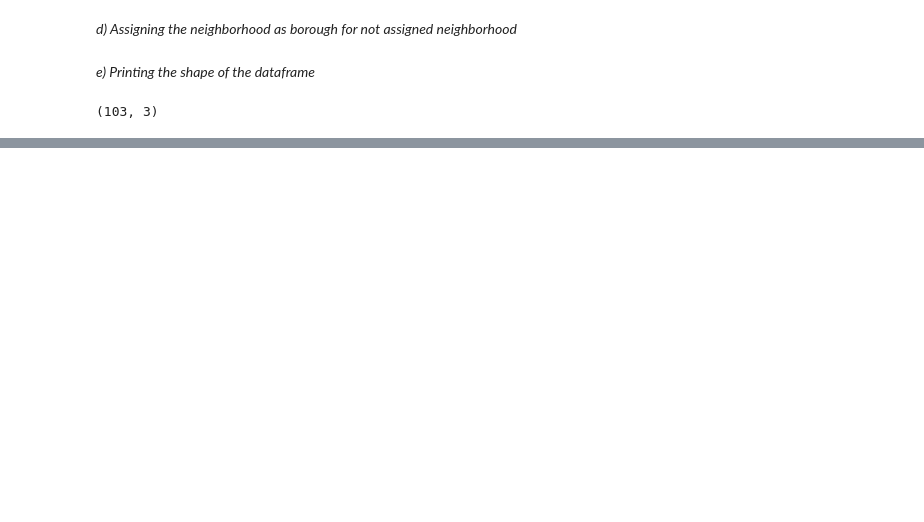
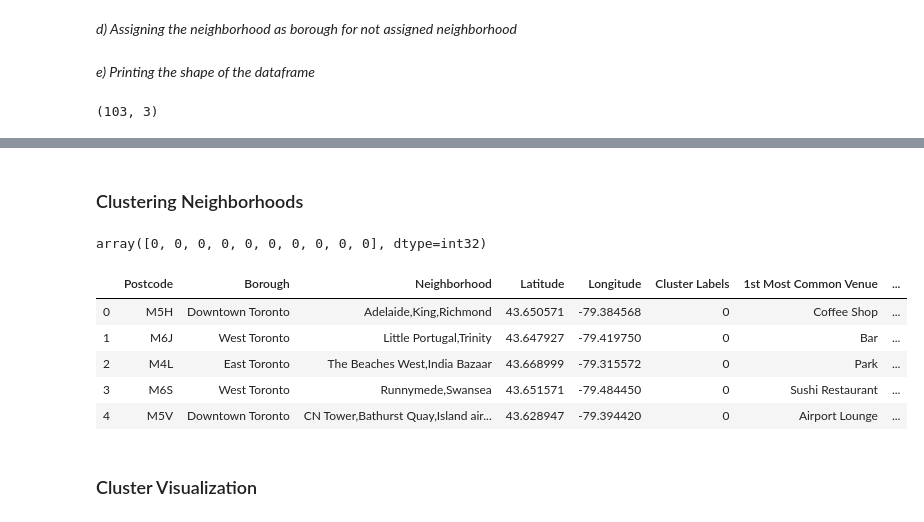
Before and after one commit to Katherinka/Coursera_Capstone, a Jupyter notebook: Coursera_Capstone.ipynb, the cells around one changed output, grey strips where cells are left out. Drawn from its saved outputs; the diff is of its cells as text; code cells hidden in the pictures; blank space fills up the shorter version.

```diff
--- a/Coursera_Capstone.ipynb
+++ b/Coursera_Capstone.ipynb
@@ -99,0 +427,7 @@ df_geo
+# %%
+def return_most_common_venues(row, num_top_venues):
+    #function that sort the venues in descending order
+    row_categories = row.iloc[1:]
+    row_categories_sorted = row_categories.sort_values(ascending=False)
+
+    return row_categories_sorted.index.values[0:num_top_venues]
@@ -99,0 +436,21 @@ df_geo
+# %%
+num_top_venues = 10
+
+indicators = ['st', 'nd', 'rd']
+
+# create columns according to number of top venues
+columns = ['Neighborhood']
+for ind in np.arange(num_top_venues):
+    try:
+        columns.append('{}{} Most Common Venue'.format(ind+1, indicators[ind]))
+    except:
+        columns.append('{}th Most Common Venue'.format(ind+1))
+
+# create a new dataframe
+neighborhoods_venues_sorted = pd.DataFrame(columns=columns)
+neighborhoods_venues_sorted['Neighborhood'] = toronto_grouped['Neighborhood']
+
+for ind in np.arange(toronto_grouped.shape[0]):
+    neighborhoods_venues_sorted.iloc[ind, 1:] = return_most_common_venues(toronto_grouped.iloc[ind, :], num_top_venues)
+
+neighborhoods_venues_sorted.head()
@@ -99,0 +464,25 @@ df_geo
+# %% [markdown]
+### Clustering Neighborhoods
+# %%
+from sklearn.cluster import KMeans
+kclusters = 5
+toronto_grouped_clustering = toronto_grouped.drop('Neighborhood', 1)
+kmeans = KMeans(n_clusters=kclusters, random_state=0).fit(toronto_grouped_clustering)
+kmeans.labels_[0:10]
+# %% [output]
+array([0, 0, 0, 0, 0, 0, 0, 0, 0, 0], dtype=int32)
+# %%
+# dataframe with the cluster as well as the top 10 venues for each neighborhood
+neighborhoods_venues_sorted.insert(0, 'Cluster Labels', kmeans.labels_)
+toronto_merged = toronto_data
+toronto_merged = toronto_merged.join(neighborhoods_venues_sorted.set_index('Neighborhood'), on='Neighborhood')
+toronto_merged.head()
+# %% [output]
+|  | Postcode | Borough | Neighborhood | Latitude | Longitude | Cluster Labels | 1st Most Common Venue | ... |
+| 0 | M5H | Downtown Toronto | Adelaide,King,Richmond | 43.650571 | -79.384568 | 0 | Coffee Shop | ... |
+| 1 | M6J | West Toronto | Little Portugal,Trinity | 43.647927 | -79.419750 | 0 | Bar | ... |
+| 2 | M4L | East Toronto | The Beaches West,India Bazaar | 43.668999 | -79.315572 | 0 | Park | ... |
+| 3 | M6S | West Toronto | Runnymede,Swansea | 43.651571 | -79.484450 | 0 | Sushi Restaurant | ... |
+| 4 | M5V | Downtown Toronto | CN Tower,Bathurst Quay,Island air... | 43.628947 | -79.394420 | 0 | Airport Lounge | ... |
+# %% [markdown]
+### Cluster Visualization
```
Also changed, not shown: parts of 42 cells of this notebook.
